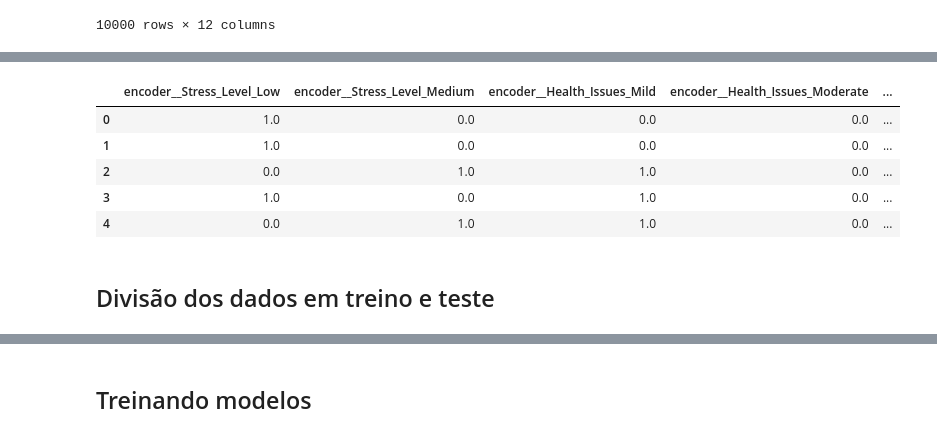
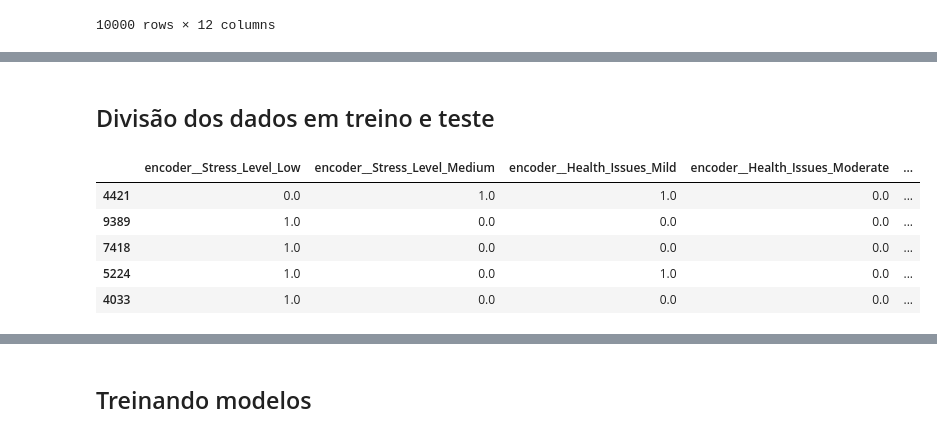
Before and after one commit to Augu5t0/Cientista-de-Dados-N-vel-1, a Jupyter notebook: Notebook/checkpoint.ipynb, the cells around one changed output, grey strips where cells are left out. Saved outputs shown, nothing was run; the diff lists cells and outputs as text; code cells hidden in the pictures.

```diff
--- a/Notebook/checkpoint.ipynb
+++ b/Notebook/checkpoint.ipynb
@@ -553,29 +525,38 @@ X
-# %%
-from sklearn.preprocessing import StandardScaler
-
-colunas_para_escalar = [
-    'remainder__Age',
-    'remainder__Caffeine_mg',
-    'remainder__Sleep_Hours',
-    'remainder__BMI',
-    'remainder__Heart_Rate',
-    'remainder__Physical_Activity_Hours',
-    'remainder__Caffeine_per_Hour'
-]
-
-scaler = StandardScaler()
-X[colunas_para_escalar] = scaler.fit_transform(X[colunas_para_escalar])
-X.head()
-# %% [output]
-|  | encoder__Stress_Level_Low | encoder__Stress_Level_Medium | encoder__Health_Issues_Mild | encoder__Health_Issues_Moderate | ... |
-| 0 | 1.0 | 0.0 | 0.0 | 0.0 | ... |
-| 1 | 1.0 | 0.0 | 0.0 | 0.0 | ... |
-| 2 | 0.0 | 1.0 | 1.0 | 0.0 | ... |
-| 3 | 1.0 | 0.0 | 1.0 | 0.0 | ... |
-| 4 | 0.0 | 1.0 | 1.0 | 0.0 | ... |
 # %% [markdown]
 ## Divisão dos dados em treino e teste
 # %%
 from sklearn.model_selection import train_test_split
 
 X_treino, X_teste, y_treino, y_teste = train_test_split(X, y, test_size=0.2, stratify=y, random_state=42) # stratify=y para garantir a proporção das classes no conjuto de treino e teste
+# %%
+from sklearn.preprocessing import OneHotEncoder
+from sklearn.compose import ColumnTransformer
+import pandas as pd
+
+# Identifica as colunas categóricas para o OneHotEncoder
+categorical_cols = ['Stress_Level', 'Health_Issues', 'Occupation']
+
+# Cria o ColumnTransformer
+colunas_transformadas = ColumnTransformer(transformers=[
+    ('encoder', OneHotEncoder(drop='first', sparse_output=False), categorical_cols)
+], remainder='passthrough')
+
+# Aplica fit_transform no conjunto de treino e transform no conjunto de teste
+X_treino_processed_array = colunas_transformadas.fit_transform(X_treino)
+X_teste_processed_array = colunas_transformadas.transform(X_teste)
+
+# Obtém os nomes das features após a transformação
+feature_names = colunas_transformadas.get_feature_names_out()
+
+# Converte os arrays processados de volta para DataFrames, mantendo os índices originais
+X_treino = pd.DataFrame(X_treino_processed_array, columns=feature_names, index=X_treino.index)
+X_teste = pd.DataFrame(X_teste_processed_array, columns=feature_names, index=X_teste.index)
+
+display(X_treino.head())
+# %% [output]
+|  | encoder__Stress_Level_Low | encoder__Stress_Level_Medium | encoder__Health_Issues_Mild | encoder__Health_Issues_Moderate | ... |
+| 4421 | 0.0 | 1.0 | 1.0 | 0.0 | ... |
+| 9389 | 1.0 | 0.0 | 0.0 | 0.0 | ... |
+| 7418 | 1.0 | 0.0 | 0.0 | 0.0 | ... |
+| 5224 | 1.0 | 0.0 | 1.0 | 0.0 | ... |
+| 4033 | 1.0 | 0.0 | 0.0 | 0.0 | ... |
```
Also changed, not shown: parts of 5 cells of this notebook.
